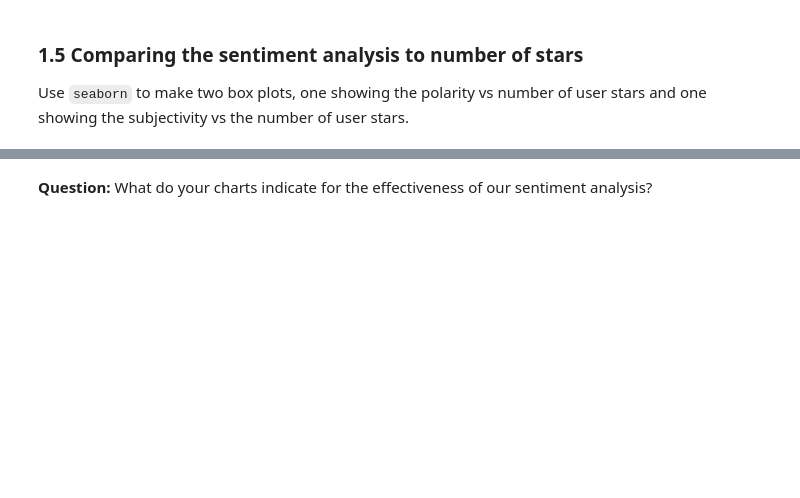
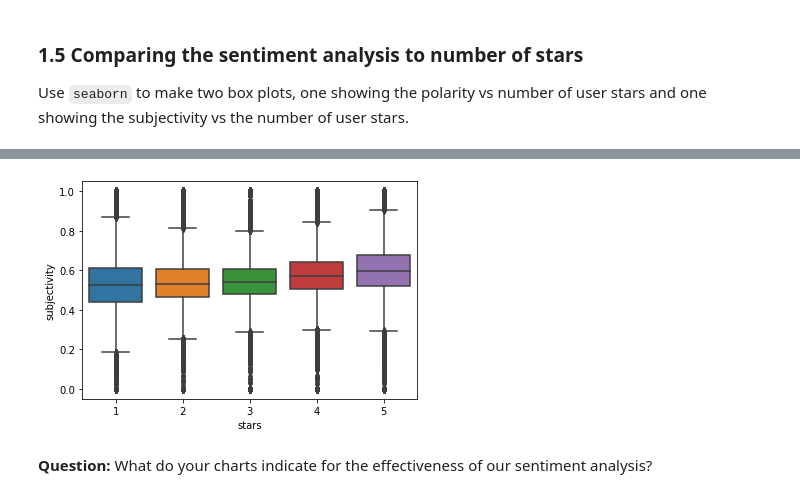
Before and after one commit to yhp92/assignment-4, a Jupyter notebook: assignment-4.ipynb, the cells around one changed output, grey strips where cells are left out. Cells and saved outputs as stored; diff of their text form; code cells hidden in the pictures; blank space fills up the shorter version.

```diff
--- a/assignment-4.ipynb
+++ b/assignment-4.ipynb
@@ -64,2 +183,6 @@ Use `seaborn` to make two box plots, one showing the polarity vs number of user
+# %%
+ax = sns.boxplot(x='stars',y='subjectivity',data = data)
+# %% [output]
+[figure, added]
 # %% [markdown]
 **Question:** What do your charts indicate for the effectiveness of our sentiment analysis?
```
Also changed, not shown: parts of 57 cells of this notebook.
